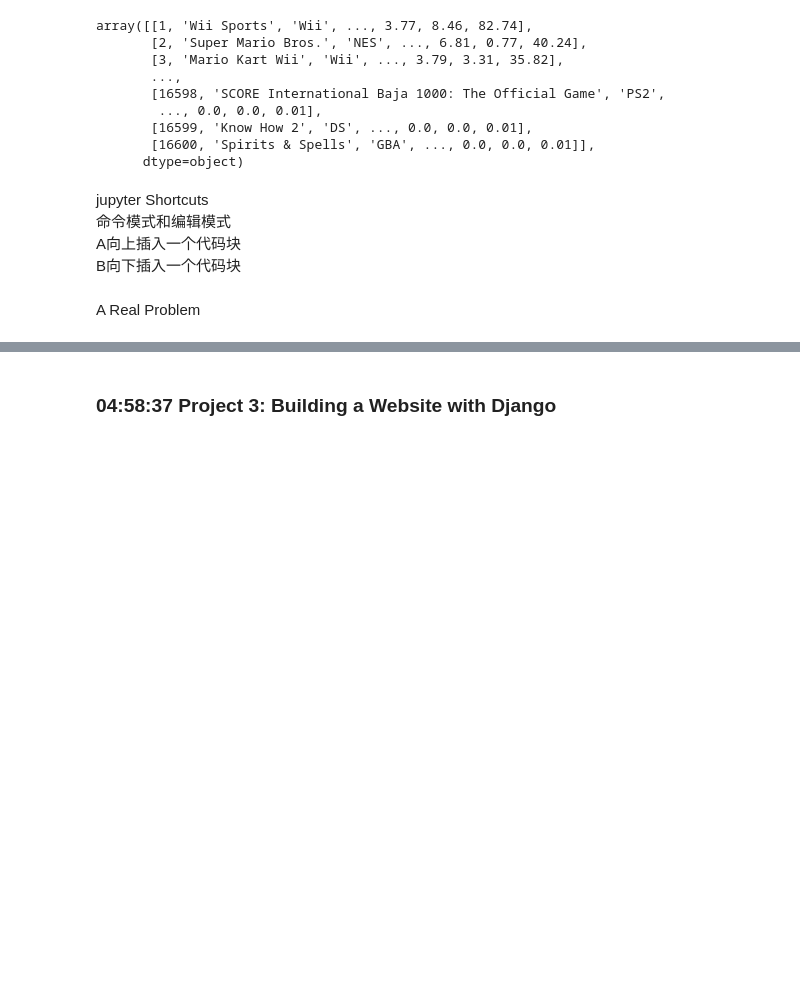
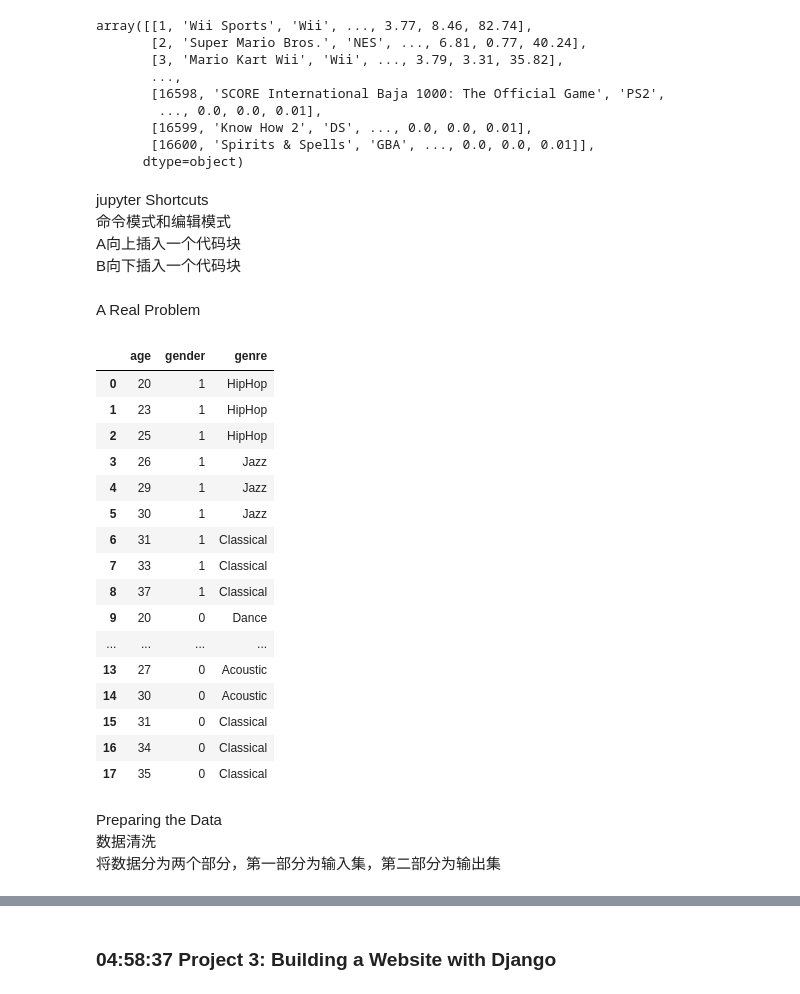
Before and after one commit to jaling9/Python_mosh, a Jupyter notebook: Mosh_Python_Notes.ipynb, the cells around one changed output, grey strips where cells are left out. Saved outputs shown, nothing was run; the diff lists cells and outputs as text; code cells hidden in the pictures; blank space fills up the shorter version.

```diff
--- a/Mosh_Python_Notes.ipynb
+++ b/Mosh_Python_Notes.ipynb
@@ -1027,3 +1027,29 @@ A向上插入一个代码块\
 B向下插入一个代码块
 # %% [markdown]
 A Real Problem
+# %%
+import pandas as pd
+music_data = pd.read_csv('music.csv')
+music_data
+# %% [output]
+|  | age | gender | genre |
+| 0 | 20 | 1 | HipHop |
+| 1 | 23 | 1 | HipHop |
+| 2 | 25 | 1 | HipHop |
+| 3 | 26 | 1 | Jazz |
+| 4 | 29 | 1 | Jazz |
+| 5 | 30 | 1 | Jazz |
+| 6 | 31 | 1 | Classical |
+| 7 | 33 | 1 | Classical |
+| 8 | 37 | 1 | Classical |
+| 9 | 20 | 0 | Dance |
+| ... | ... | ... | ... |
+| 13 | 27 | 0 | Acoustic |
+| 14 | 30 | 0 | Acoustic |
+| 15 | 31 | 0 | Classical |
+| 16 | 34 | 0 | Classical |
+| 17 | 35 | 0 | Classical |
+# %% [markdown]
+Preparing the Data\
+数据清洗\
+将数据分为两个部分，第一部分为输入集，第二部分为输出集
```
Also changed, not shown: parts of 13 cells of this notebook, 1 other file.
